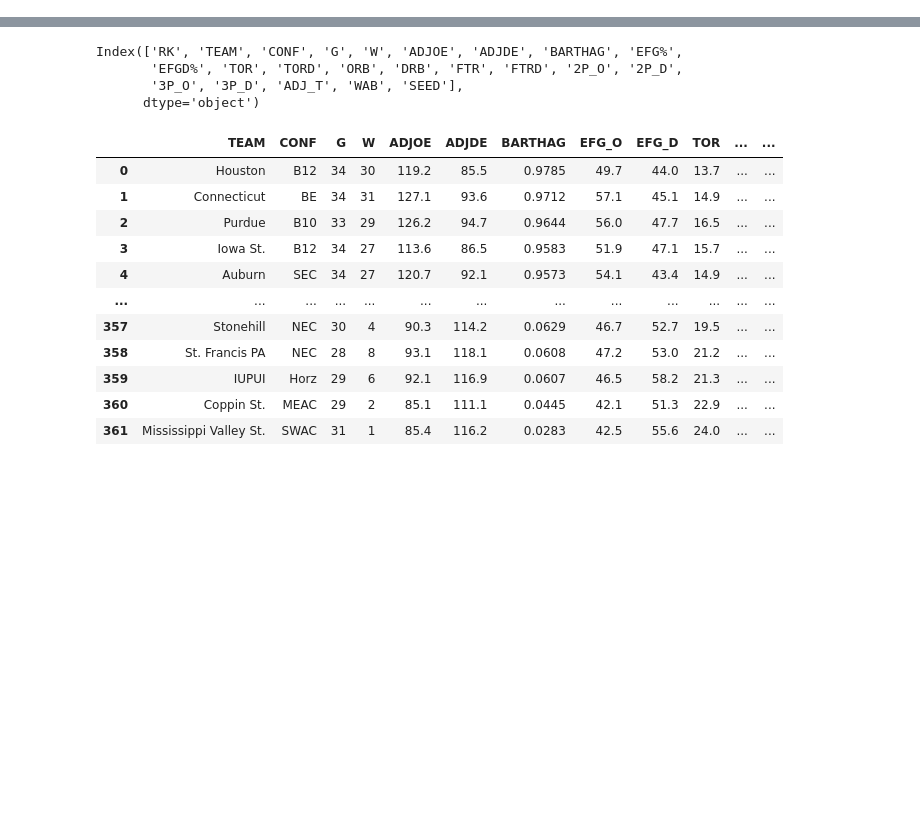
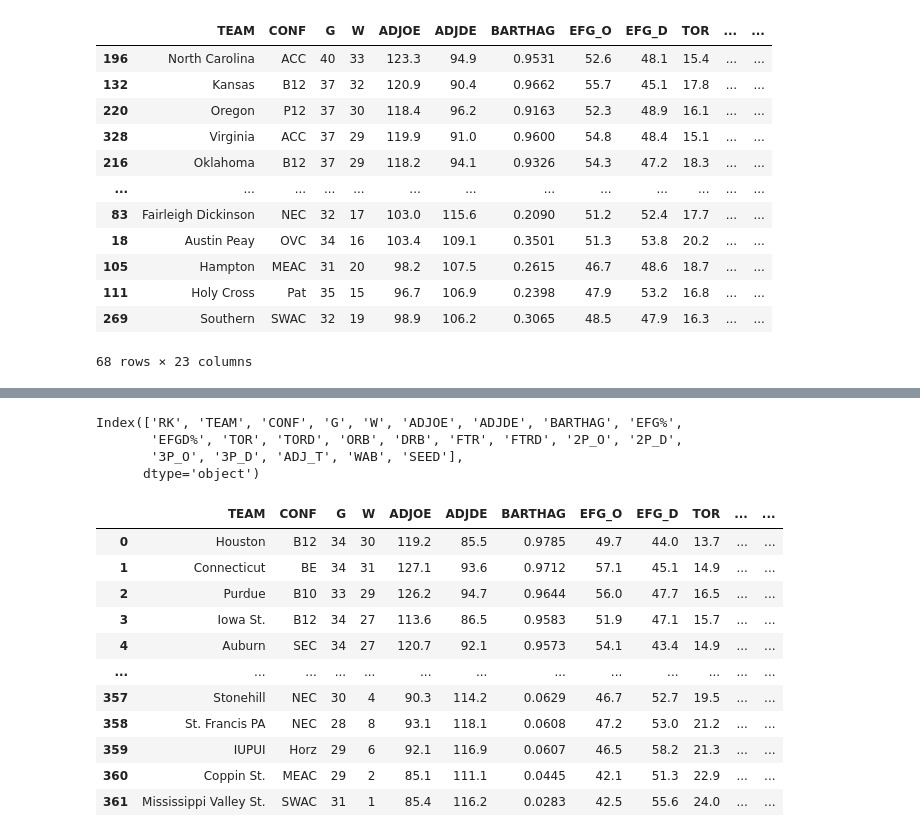
Before and after one commit to danishmaknojia/Final_Project_DE, a Jupyter notebook: data_clense.ipynb, the cells around one changed output, grey strips where cells are left out. Drawn from its saved outputs; the diff is of its cells as text; code cells hidden in the pictures; blank space fills up the shorter version.

Commit message:
data clense updated

```diff
--- a/data_clense.ipynb
+++ b/data_clense.ipynb
@@ -6,0 +10,33 @@ from sklearn.metrics import classification_report
+# %%
+df_16 = pd.read_csv("../Final_Project_DE/archive/cbb16.csv")
+df_all = pd.read_csv("../Final_Project_DE/archive/cbb.csv")
+
+df_all_16 = df_all[df_all['YEAR'] == 2016]
+
+# Merge to get 'POSTSEASON' and 'SEED' columns
+df_16 = pd.merge(df_16, df_all_16[['TEAM', 'POSTSEASON', 'SEED']], on='TEAM', how='left')
+
+df_16['POSTSEASON'] = df_16['POSTSEASON_x'].combine_first(df_16['POSTSEASON_y'])
+df_16['SEED'] = df_16['SEED_x'].combine_first(df_16['SEED_y'])
+
+# Drop unnecessary columns created during the merge
+df_16.drop(columns=['POSTSEASON_x', 'POSTSEASON_y', 'SEED_x', 'SEED_y'], inplace=True)
+
+# Save the updated DataFrame
+df_16.to_csv("../Final_Project_DE/archive/cbb16.csv", index=False)
+# %%
+df_16[df_16['POSTSEASON'].notna()].sort_values('SEED')
+# %% [output]
+|  | TEAM | CONF | G | W | ADJOE | ADJDE | BARTHAG | EFG_O | EFG_D | TOR | ... | ... |
+| 196 | North Carolina | ACC | 40 | 33 | 123.3 | 94.9 | 0.9531 | 52.6 | 48.1 | 15.4 | ... | ... |
+| 132 | Kansas | B12 | 37 | 32 | 120.9 | 90.4 | 0.9662 | 55.7 | 45.1 | 17.8 | ... | ... |
+| 220 | Oregon | P12 | 37 | 30 | 118.4 | 96.2 | 0.9163 | 52.3 | 48.9 | 16.1 | ... | ... |
+| 328 | Virginia | ACC | 37 | 29 | 119.9 | 91.0 | 0.9600 | 54.8 | 48.4 | 15.1 | ... | ... |
+| 216 | Oklahoma | B12 | 37 | 29 | 118.2 | 94.1 | 0.9326 | 54.3 | 47.2 | 18.3 | ... | ... |
+| ... | ... | ... | ... | ... | ... | ... | ... | ... | ... | ... | ... | ... |
+| 83 | Fairleigh Dickinson | NEC | 32 | 17 | 103.0 | 115.6 | 0.2090 | 51.2 | 52.4 | 17.7 | ... | ... |
+| 18 | Austin Peay | OVC | 34 | 16 | 103.4 | 109.1 | 0.3501 | 51.3 | 53.8 | 20.2 | ... | ... |
+| 105 | Hampton | MEAC | 31 | 20 | 98.2 | 107.5 | 0.2615 | 46.7 | 48.6 | 18.7 | ... | ... |
+| 111 | Holy Cross | Pat | 35 | 15 | 96.7 | 106.9 | 0.2398 | 47.9 | 53.2 | 16.8 | ... | ... |
+| 269 | Southern | SWAC | 32 | 19 | 98.9 | 106.2 | 0.3065 | 48.5 | 47.9 | 16.3 | ... | ... |
+68 rows × 23 columns
```
Also changed, not shown: parts of 31 cells of this notebook, 9 other files.
